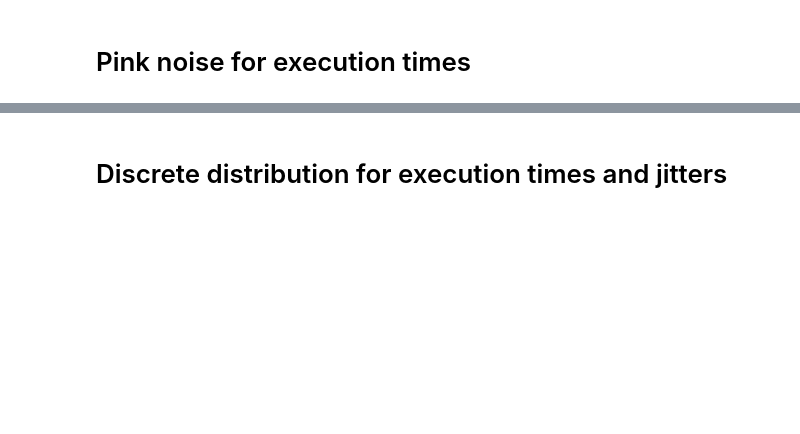
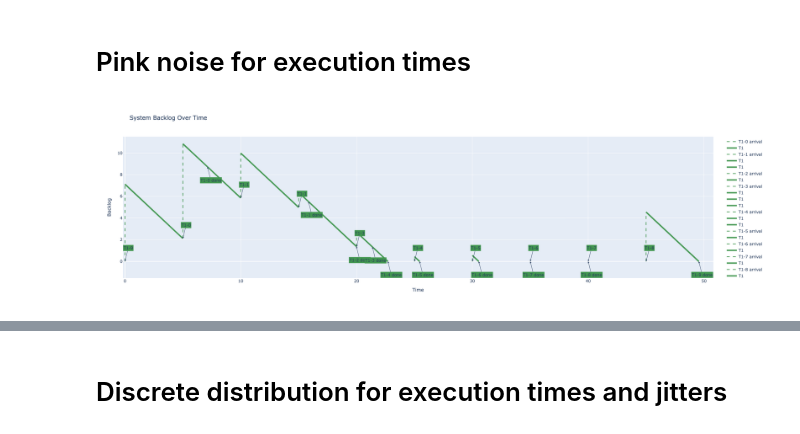
Before and after one commit to alexmarmaliuk/UniprocessorStochasticSimulator, a Jupyter notebook: notebooks/demo_noise_and_AR.ipynb, the cells around one changed output, grey strips where cells are left out. Drawn from its saved outputs; the diff is of its cells as text; code cells hidden in the pictures; blank space fills up the shorter version.

```diff
--- a/notebooks/demo_noise_and_AR.ipynb
+++ b/notebooks/demo_noise_and_AR.ipynb
@@ -97,12 +118,15 @@ taskload = [
 # %%
 interval = 50
 
 P = Uniprocessor(policy="FIFO", taskload=taskload)
 WL = P.get_workload_until(interval)
 T = get_periodic_tasks_hyperperiod(taskload)
 PM = PlotManager(WL)
 myfig = PM.plot_backlog()
 myfig.show()
+previewer(myfig)
+# %% [output]
+[figure, added]
 # %%
 PM.plot_task_timeline(tasks_names_reference=["T1"], relative_to_arrival=False, sort_reverse=True)
 # %% [output]
```
Also changed, not shown: parts of 8 cells of this notebook, 16 other files.
